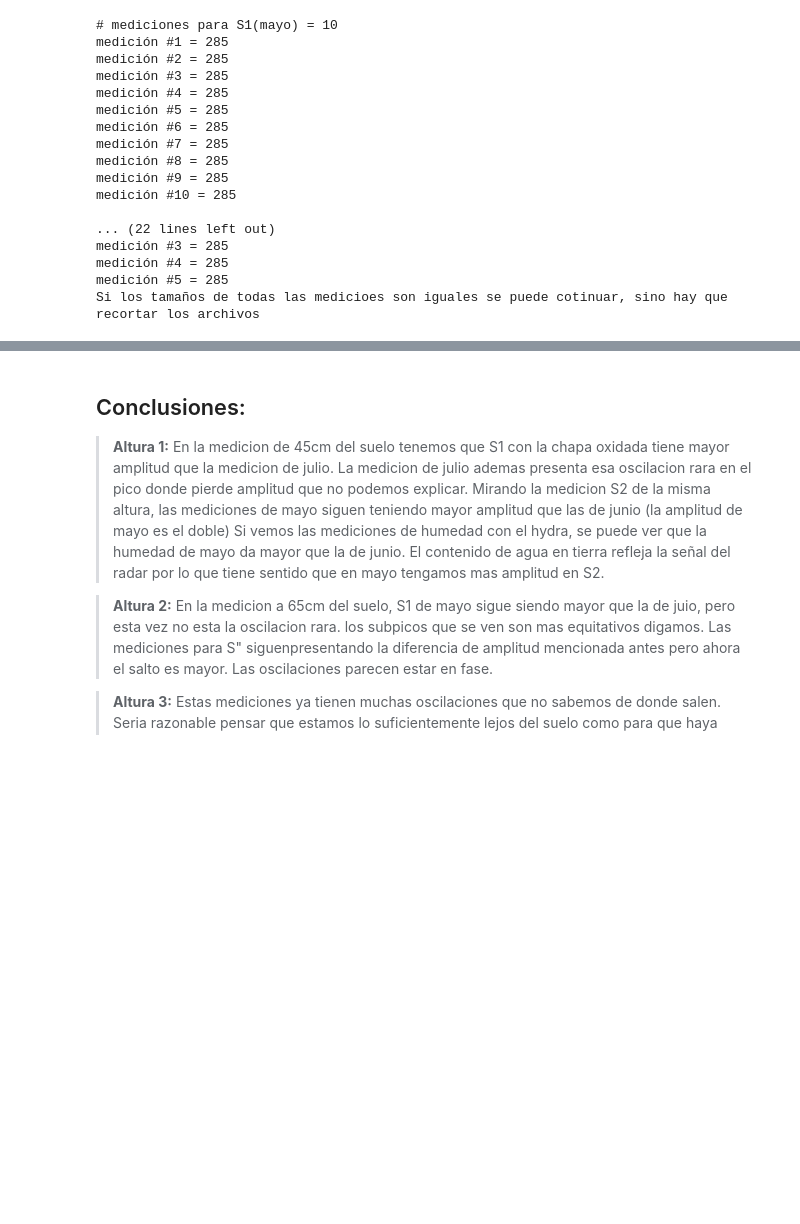
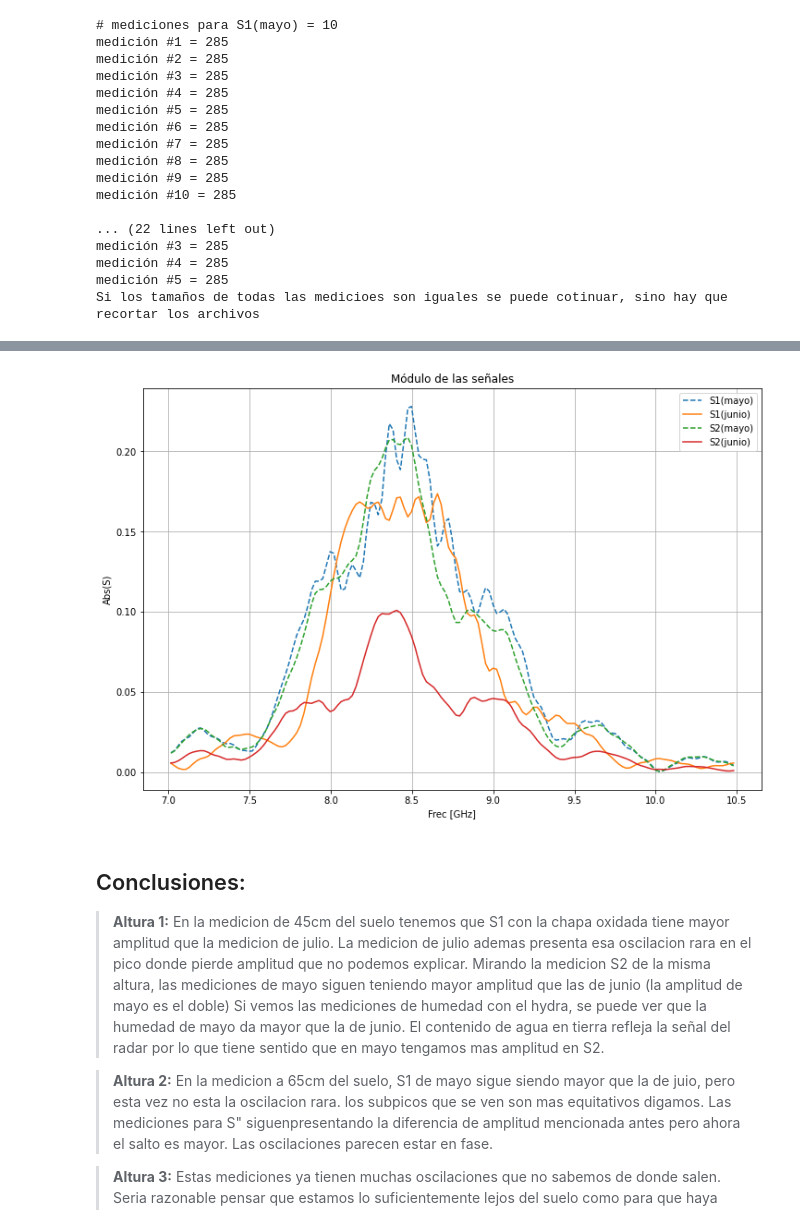
Before and after one commit to Coraline-github/tesis, a Jupyter notebook: comparacion de mediciones.ipynb, the cells around one changed output, grey strips where cells are left out. Saved outputs shown, nothing was run; the diff lists cells and outputs as text; code cells hidden in the pictures; blank space fills up the shorter version.

```diff
--- a/comparacion de mediciones.ipynb
+++ b/comparacion de mediciones.ipynb
@@ -333,3 +335,17 @@ plt.show()
+# %%
+plt.figure(figsize=(12,8))
+plt.plot(f_norm,np.abs(S11_fft[start:end]),'--',label='S1(mayo)')
+plt.plot(f_norm,np.abs(S12_fft[start:end]),label='S1(junio)')
+plt.plot(f_norm,np.abs(S21_fft[start:end]),'--', label='S2(mayo)')
+plt.plot(f_norm,np.abs(S22_fft[start:end]),label='S2(junio)')
+plt.grid()
+plt.xlabel('Frec [GHz]')
+plt.ylabel('Abs(S)')
+plt.legend(loc="best")
+plt.title('Módulo de las señales')
+plt.show()
+# %% [output]
+[figure, added]
 # %% [markdown]
 ## Conclusiones:
 
```
Also changed, not shown: parts of 7 cells of this notebook, 7 other files.
